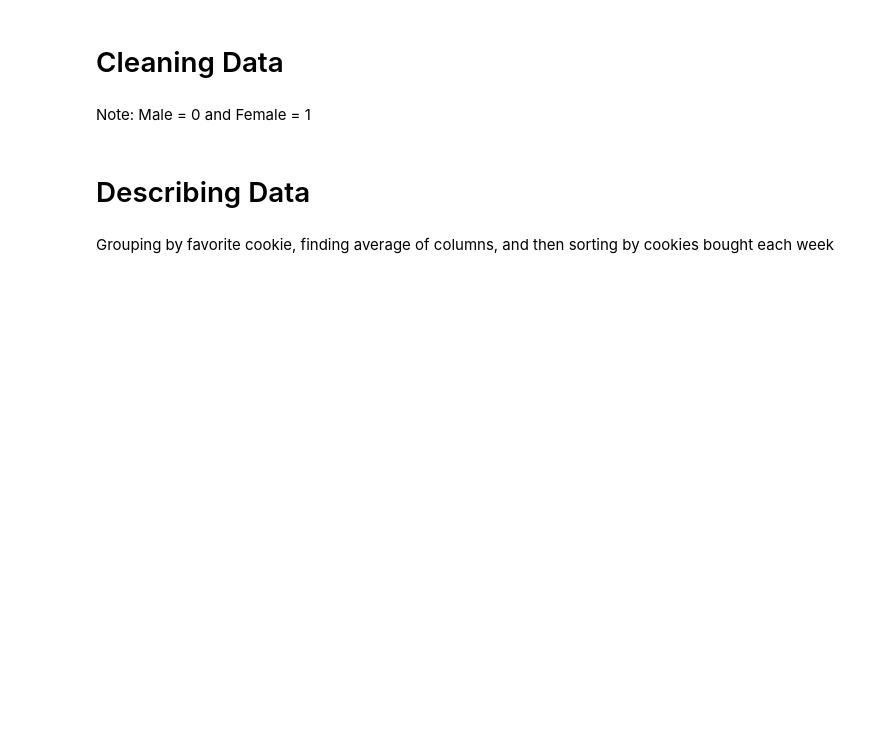
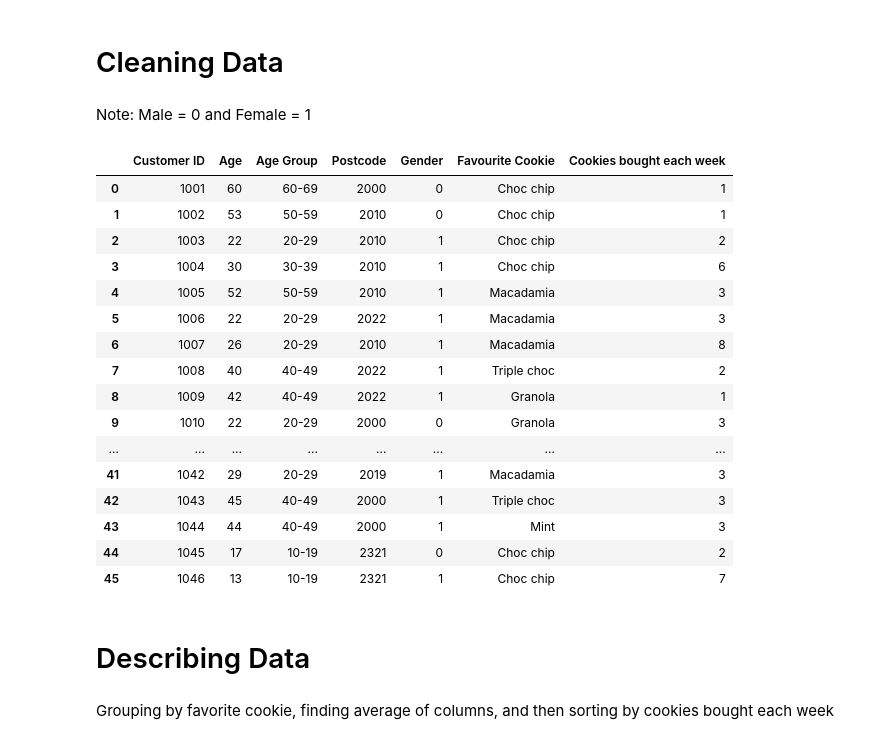
Before and after one commit to UFthomasboosinger/Data_Wrangling_Challenge, a Jupyter notebook: Data_Wrangling_Challenge.ipynb, the cells around one changed output. Drawn from its saved outputs; the diff is of its cells as text; code cells hidden in the pictures; blank space fills up the shorter version.

```diff
--- a/Data_Wrangling_Challenge.ipynb
+++ b/Data_Wrangling_Challenge.ipynb
@@ -67,6 +68,25 @@ dirty_df["Gender"].replace('F', 1, regex = True, inplace=True)
 # %%
 clean_df = dirty_df["Gender"] = pd.to_numeric(dirty_df["Gender"])
 clean_df = dirty_df
+clean_df
+# %% [output]
+|  | Customer ID | Age | Age Group | Postcode | Gender | Favourite Cookie | Cookies bought each week |
+| 0 | 1001 | 60 | 60-69 | 2000 | 0 | Choc chip | 1 |
+| 1 | 1002 | 53 | 50-59 | 2010 | 0 | Choc chip | 1 |
+| 2 | 1003 | 22 | 20-29 | 2010 | 1 | Choc chip | 2 |
+| 3 | 1004 | 30 | 30-39 | 2010 | 1 | Choc chip | 6 |
+| 4 | 1005 | 52 | 50-59 | 2010 | 1 | Macadamia | 3 |
+| 5 | 1006 | 22 | 20-29 | 2022 | 1 | Macadamia | 3 |
+| 6 | 1007 | 26 | 20-29 | 2010 | 1 | Macadamia | 8 |
+| 7 | 1008 | 40 | 40-49 | 2022 | 1 | Triple choc | 2 |
+| 8 | 1009 | 42 | 40-49 | 2022 | 1 | Granola | 1 |
+| 9 | 1010 | 22 | 20-29 | 2000 | 0 | Granola | 3 |
+| ... | ... | ... | ... | ... | ... | ... | ... |
+| 41 | 1042 | 29 | 20-29 | 2019 | 1 | Macadamia | 3 |
+| 42 | 1043 | 45 | 40-49 | 2000 | 1 | Triple choc | 3 |
+| 43 | 1044 | 44 | 40-49 | 2000 | 1 | Mint | 3 |
+| 44 | 1045 | 17 | 10-19 | 2321 | 0 | Choc chip | 2 |
+| 45 | 1046 | 13 | 10-19 | 2321 | 1 | Choc chip | 7 |
 # %% [markdown]
 # Describing Data
 # %% [markdown]
```
Also changed, not shown: parts of 7 cells of this notebook.
